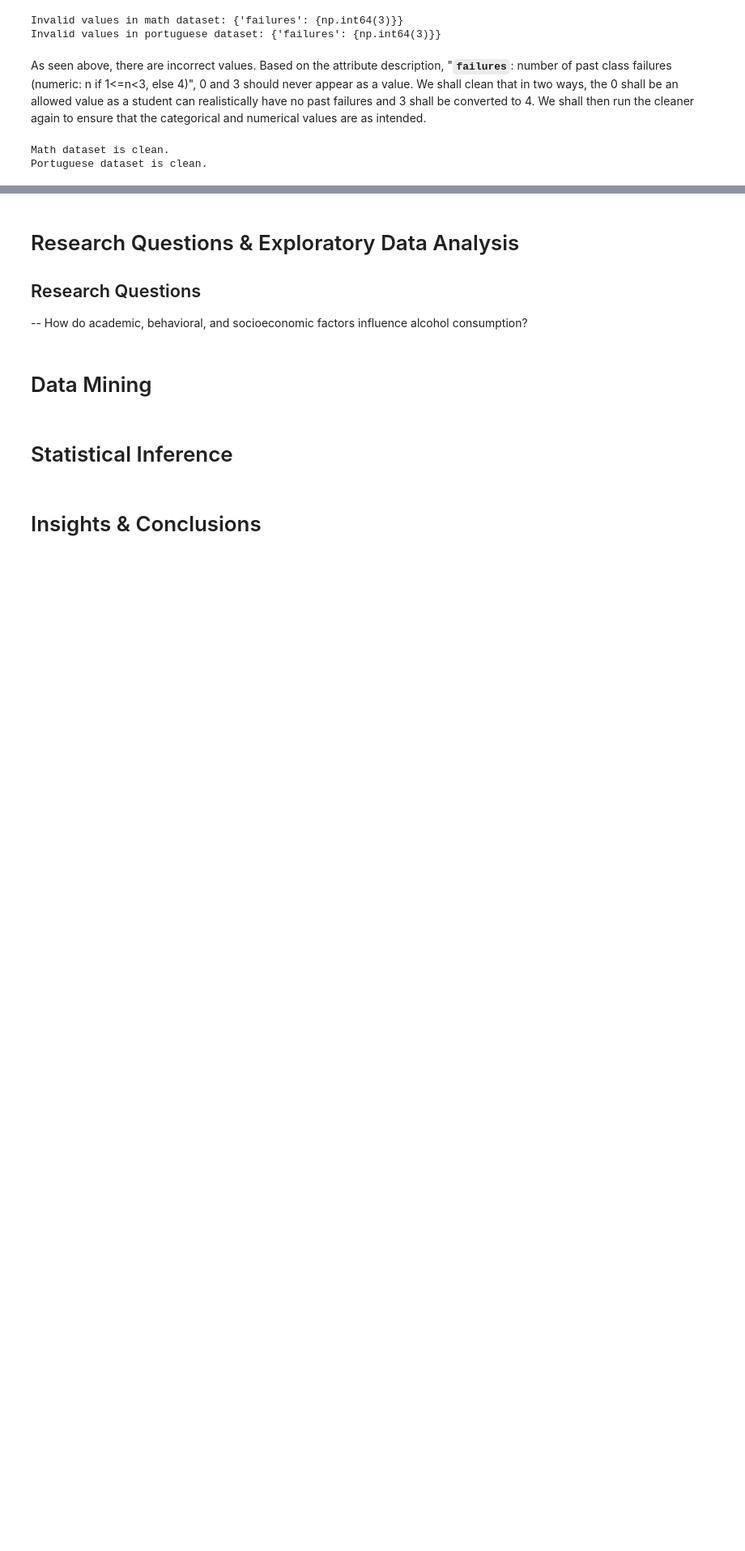
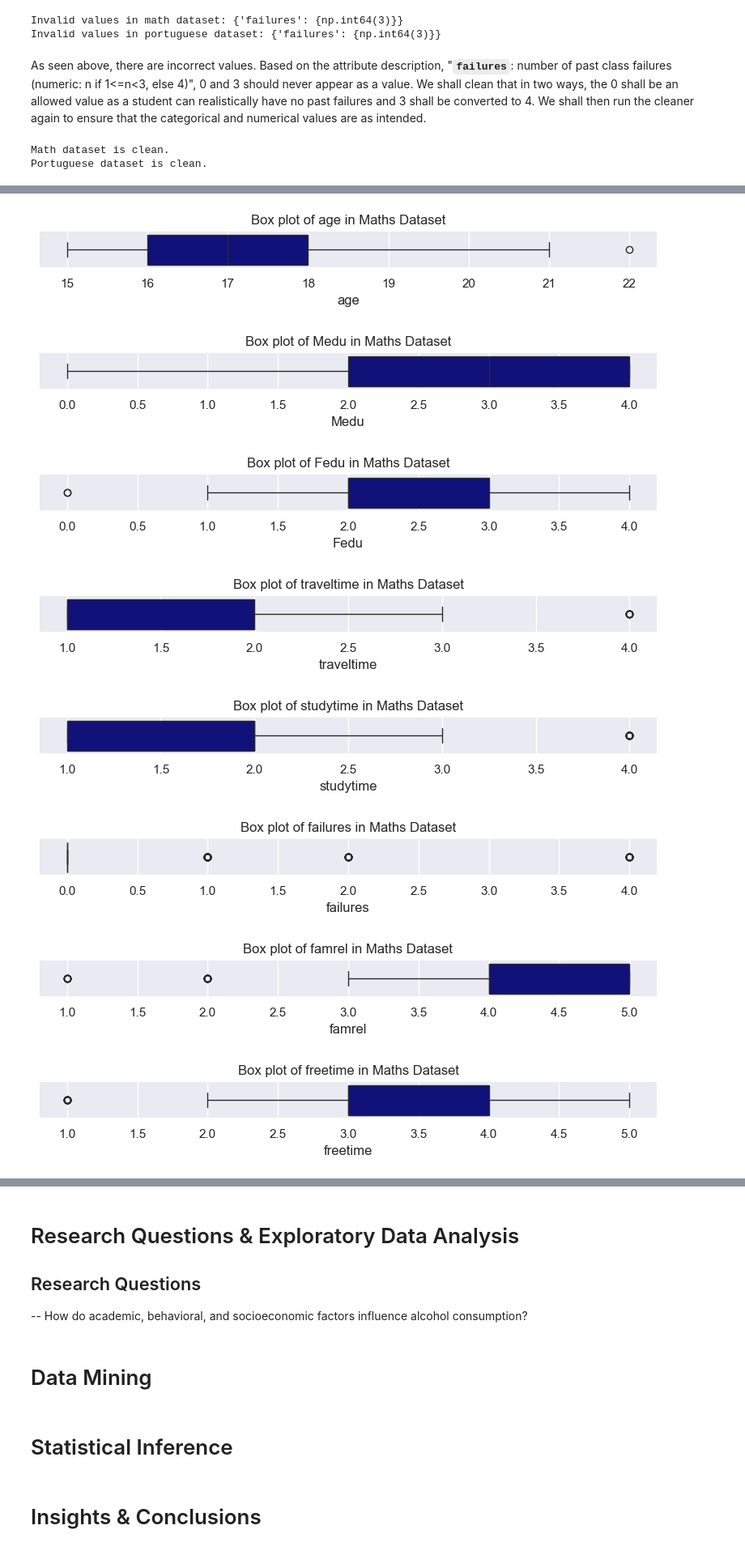
Before and after one commit to lonebono/CSMODEL, a Jupyter notebook: akbayanpartylistMCO.ipynb, the cells around one changed output, grey strips where cells are left out. Shown: that part at 81% size. Saved outputs shown, nothing was run; the diff lists cells and outputs as text; code cells hidden in the pictures; blank space fills up the shorter version.

Commit message:
done with data cleaning

```diff
--- a/akbayanpartylistMCO.ipynb
+++ b/akbayanpartylistMCO.ipynb
@@ -55,3 +50,12 @@ Another column is added depending on the origin of the dataframe which brings it
+# %%
+import numpy as np
+import pandas as pd
+import seaborn as sns
+import matplotlib.pyplot as plt
+import scipy.stats
+
+sns.set_theme(style="darkgrid")
+%matplotlib inline
 # %% [markdown]
 # Data Cleaning
 # %% [markdown]
@@ -229,0 +251,18 @@ Portuguese dataset is clean.
+# %%
+numeric_cols = ['age', 'Medu', 'Fedu', 'traveltime', 'studytime', 'failures',
+                'famrel', 'freetime', 'goout', 'Dalc', 'Walc', 'health',
+                'absences', 'G1', 'G2', 'G3']
+
+def check_numeric_as_string(df, numeric_cols):
+    weird_numbers = {}
+    for col in numeric_cols:
+        non_numeric_type = df[col].apply(lambda x: isinstance(x, str))
+        if non_numeric_type.any():
+            weird_numbers[col] = df[col][non_numeric_type].unique().tolist()
+    return weird_numbers
+
+maths_check_string = check_numeric_as_string(maths_df, numeric_cols)
+portu_check_string = check_numeric_as_string(portu_df, numeric_cols)
+
+print("Numbers written as strings in Maths dataset:", maths_check_string)
+print("Numbers written as strings in Portuguese dataset:", portu_check_string)
@@ -229,0 +316,21 @@ Portuguese dataset is clean.
+# %%
+def plot_boxplots(df, numeric_cols, dataset_name="Dataset"):
+    for col in numeric_cols:
+        if col in df.columns:
+            plt.figure(figsize=(8, 1.5))
+            sns.boxplot(data=df, x=col, color='darkblue')
+            plt.title(f"Box plot of {col} in {dataset_name}", )
+            plt.tight_layout()
+            plt.show()
+
+plot_boxplots(maths_df, numeric_cols, dataset_name="Maths Dataset")
+plot_boxplots(portu_df, numeric_cols, dataset_name="Portuguese Dataset")
+# %% [output]
+[figure, added]
+[figure, added]
+[figure, added]
+[figure, added]
+[figure, added]
+[figure, added]
+[figure, added]
+[figure, added]
```
Also changed, not shown: parts of 20 cells of this notebook.
